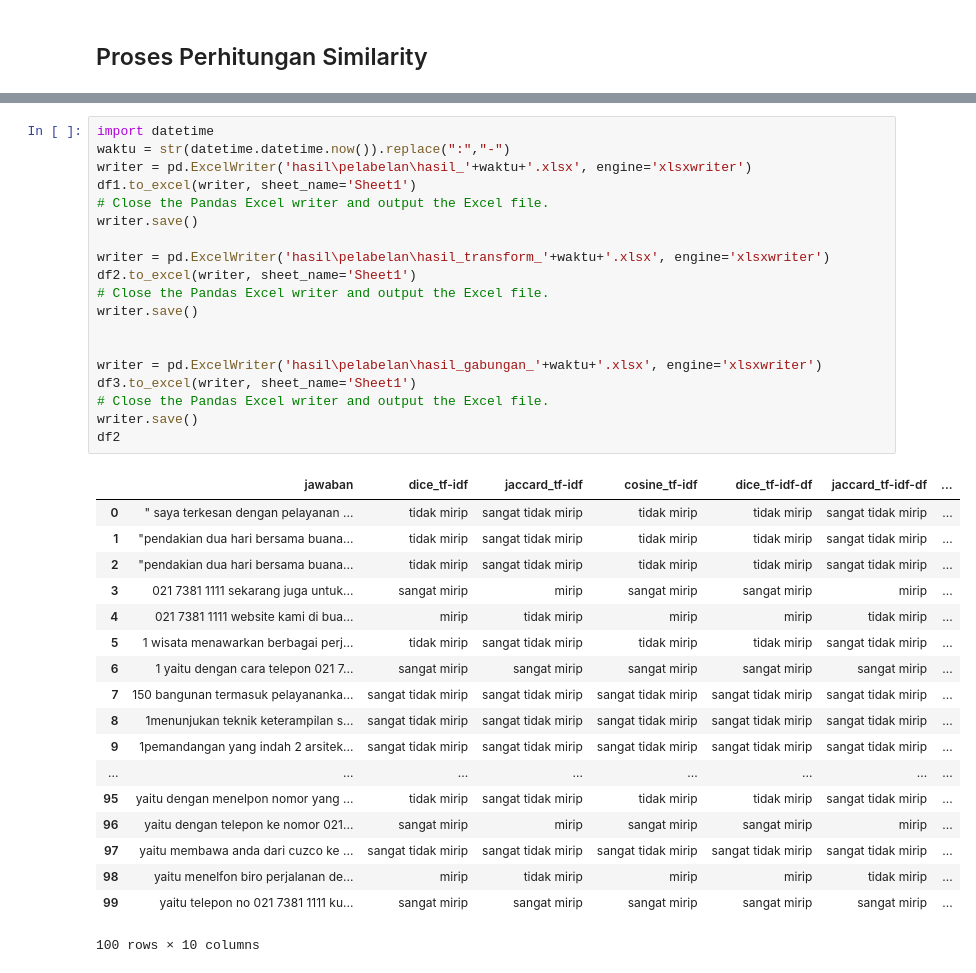
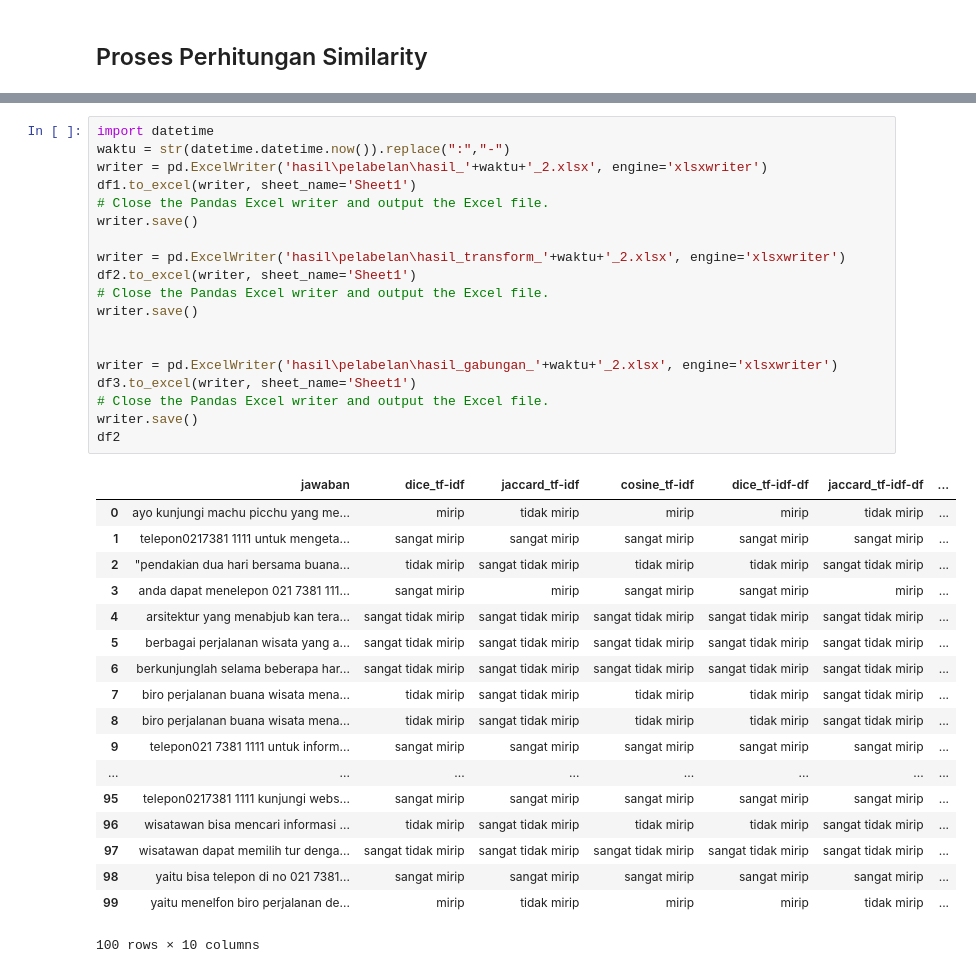
Before and after one commit to lufias69/text_similarity, a Jupyter notebook: implementasi-hasil.ipynb, the cells around one changed output, grey strips where cells are left out. Saved outputs shown, nothing was run; the diff lists cells and outputs as text.

```diff
--- a/implementasi-hasil.ipynb
+++ b/implementasi-hasil.ipynb
@@ -343,38 +355,38 @@ df3.head()
 # %%
 import datetime
 waktu = str(datetime.datetime.now()).replace(":","-")
-writer = pd.ExcelWriter('hasil\pelabelan\hasil_'+waktu+'.xlsx', engine='xlsxwriter')
+writer = pd.ExcelWriter('hasil\pelabelan\hasil_'+waktu+'_2.xlsx', engine='xlsxwriter')
 df1.to_excel(writer, sheet_name='Sheet1')
 # Close the Pandas Excel writer and output the Excel file.
 writer.save()
 
-writer = pd.ExcelWriter('hasil\pelabelan\hasil_transform_'+waktu+'.xlsx', engine='xlsxwriter')
+writer = pd.ExcelWriter('hasil\pelabelan\hasil_transform_'+waktu+'_2.xlsx', engine='xlsxwriter')
 df2.to_excel(writer, sheet_name='Sheet1')
 # Close the Pandas Excel writer and output the Excel file.
 writer.save()
 
 
-writer = pd.ExcelWriter('hasil\pelabelan\hasil_gabungan_'+waktu+'.xlsx', engine='xlsxwriter')
+writer = pd.ExcelWriter('hasil\pelabelan\hasil_gabungan_'+waktu+'_2.xlsx', engine='xlsxwriter')
 df3.to_excel(writer, sheet_name='Sheet1')
 # Close the Pandas Excel writer and output the Excel file.
 writer.save()
 df2
 # %% [output]
 |  | jawaban | dice_tf-idf | jaccard_tf-idf | cosine_tf-idf | dice_tf-idf-df | jaccard_tf-idf-df | ... |
-| 0 | " saya terkesan dengan pelayanan ... | tidak mirip | sangat tidak mirip | tidak mirip | tidak mirip | sangat tidak mirip | ... |
-| 1 | "pendakian dua hari bersama buana... | tidak mirip | sangat tidak mirip | tidak mirip | tidak mirip | sangat tidak mirip | ... |
+| 0 | ayo kunjungi machu picchu yang me... | mirip | tidak mirip | mirip | mirip | tidak mirip | ... |
+| 1 | telepon0217381 1111 untuk mengeta... | sangat mirip | sangat mirip | sangat mirip | sangat mirip | sangat mirip | ... |
 | 2 | "pendakian dua hari bersama buana... | tidak mirip | sangat tidak mirip | tidak mirip | tidak mirip | sangat tidak mirip | ... |
-| 3 | 021 7381 1111 sekarang juga untuk... | sangat mirip | mirip | sangat mirip | sangat mirip | mirip | ... |
-| 4 | 021 7381 1111 website kami di bua... | mirip | tidak mirip | mirip | mirip | tidak mirip | ... |
-| 5 | 1 wisata menawarkan berbagai perj... | tidak mirip | sangat tidak mirip | tidak mirip | tidak mirip | sangat tidak mirip | ... |
-| 6 | 1 yaitu dengan cara telepon 021 7... | sangat mirip | sangat mirip | sangat mirip | sangat mirip | sangat mirip | ... |
-| 7 | 150 bangunan termasuk pelayananka... | sangat tidak mirip | sangat tidak mirip | sangat tidak mirip | sangat tidak mirip | sangat tidak mirip | ... |
-| 8 | 1menunjukan teknik keterampilan s... | sangat tidak mirip | sangat tidak mirip | sangat tidak mirip | sangat tidak mirip | sangat tidak mirip | ... |
-| 9 | 1pemandangan yang indah 2 arsitek... | sangat tidak mirip | sangat tidak mirip | sangat tidak mirip | sangat tidak mirip | sangat tidak mirip | ... |
+| 3 | anda dapat menelepon 021 7381 111... | sangat mirip | mirip | sangat mirip | sangat mirip | mirip | ... |
+| 4 | arsitektur yang menabjub kan tera... | sangat tidak mirip | sangat tidak mirip | sangat tidak mirip | sangat tidak mirip | sangat tidak mirip | ... |
+| 5 | berbagai perjalanan wisata yang a... | sangat tidak mirip | sangat tidak mirip | sangat tidak mirip | sangat tidak mirip | sangat tidak mirip | ... |
+| 6 | berkunjunglah selama beberapa har... | sangat tidak mirip | sangat tidak mirip | sangat tidak mirip | sangat tidak mirip | sangat tidak mirip | ... |
+| 7 | biro perjalanan buana wisata mena... | tidak mirip | sangat tidak mirip | tidak mirip | tidak mirip | sangat tidak mirip | ... |
+| 8 | biro perjalanan buana wisata mena... | tidak mirip | sangat tidak mirip | tidak mirip | tidak mirip | sangat tidak mirip | ... |
+| 9 | telepon021 7381 1111 untuk inform... | sangat mirip | sangat mirip | sangat mirip | sangat mirip | sangat mirip | ... |
 | ... | ... | ... | ... | ... | ... | ... | ... |
-| 95 | yaitu dengan menelpon nomor yang ... | tidak mirip | sangat tidak mirip | tidak mirip | tidak mirip | sangat tidak mirip | ... |
-| 96 | yaitu dengan telepon ke nomor 021... | sangat mirip | mirip | sangat mirip | sangat mirip | mirip | ... |
-| 97 | yaitu membawa anda dari cuzco ke ... | sangat tidak mirip | sangat tidak mirip | sangat tidak mirip | sangat tidak mirip | sangat tidak mirip | ... |
-| 98 | yaitu menelfon biro perjalanan de... | mirip | tidak mirip | mirip | mirip | tidak mirip | ... |
-| 99 | yaitu telepon no 021 7381 1111 ku... | sangat mirip | sangat mirip | sangat mirip | sangat mirip | sangat mirip | ... |
+| 95 | telepon0217381 1111 kunjungi webs... | sangat mirip | sangat mirip | sangat mirip | sangat mirip | sangat mirip | ... |
+| 96 | wisatawan bisa mencari informasi ... | tidak mirip | sangat tidak mirip | tidak mirip | tidak mirip | sangat tidak mirip | ... |
+| 97 | wisatawan dapat memilih tur denga... | sangat tidak mirip | sangat tidak mirip | sangat tidak mirip | sangat tidak mirip | sangat tidak mirip | ... |
+| 98 | yaitu bisa telepon di no 021 7381... | sangat mirip | sangat mirip | sangat mirip | sangat mirip | sangat mirip | ... |
+| 99 | yaitu menelfon biro perjalanan de... | mirip | tidak mirip | mirip | mirip | tidak mirip | ... |
 100 rows × 10 columns
```
Also changed, not shown: parts of 3 cells of this notebook, 21 other files.
